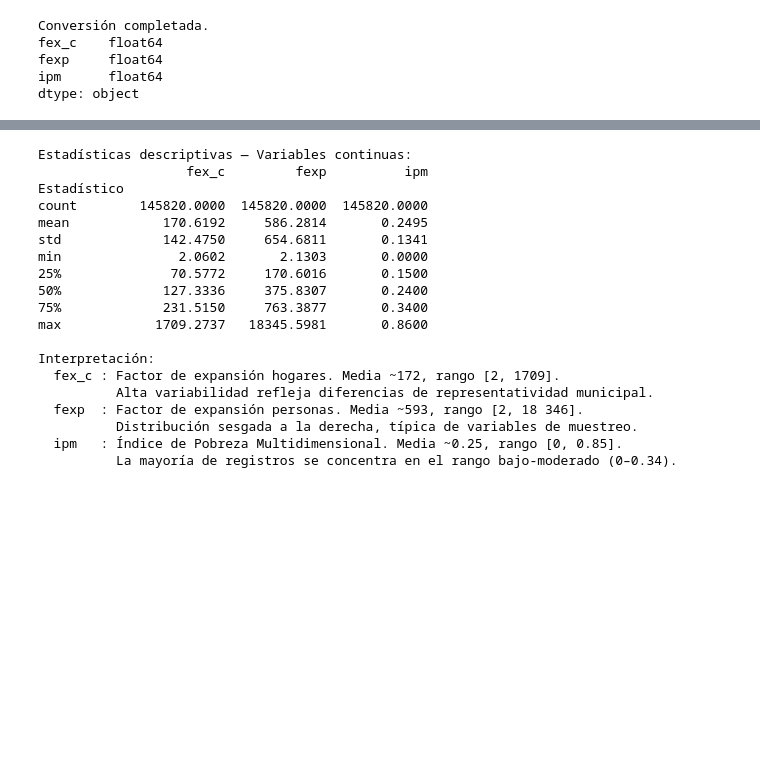
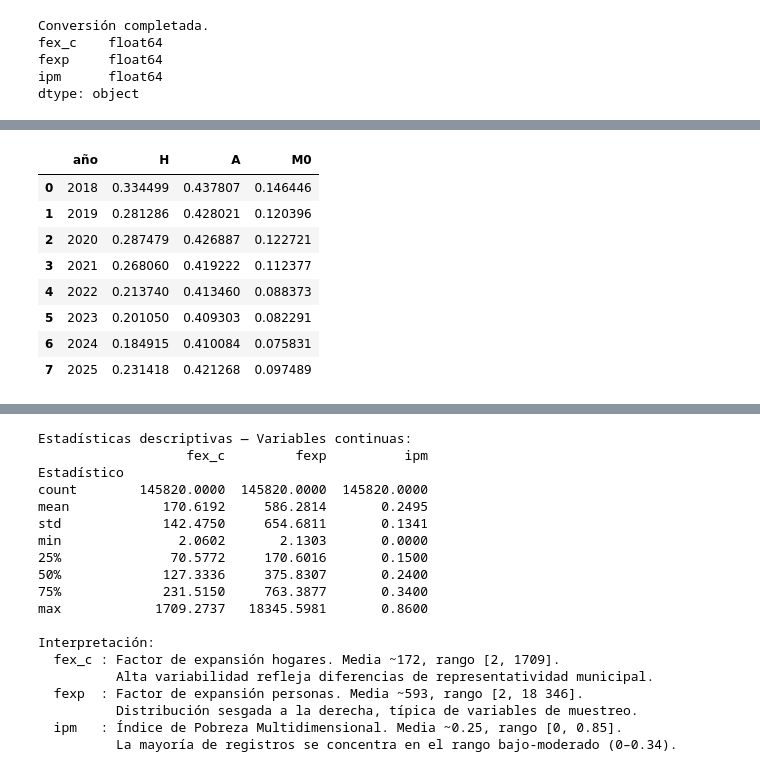
Before and after one commit to Caaamx/analisis-y-prediccion-de-pobreza, a Jupyter notebook: notebooks/01_Estructura.ipynb, the cells around one changed output, grey strips where cells are left out. Drawn from its saved outputs; the diff is of its cells as text; code cells hidden in the pictures; blank space fills up the shorter version.

```diff
--- a/notebooks/01_Estructura_Profesional.ipynb
+++ b/notebooks/01_Estructura.ipynb
@@ -222,7 +222,7 @@ El archivo resultante `IPM_2018_2024_CLEAN_CARIBE.csv` es el punto de entrada de
 # Separador punto y coma por formato original de exportación del DANE.
 # Actualiza la ruta según la ubicación local del archivo.
 df = pd.read_csv(
-    r"IPM_2018_2025_CLEAN_CARIBE.csv",
+    r"../data/IPM_2018_2025_CLEAN_CARIBE.csv",
     sep=';'
 )
 
@@ -342,0 +411,30 @@ dtype: object
+# %%
+def wmean(x, w):
+    return np.sum(x * w) / np.sum(w)
+# %%
+resultados = []
+
+for año, data in df.groupby("año"):
+
+    H = wmean(data["pobre"], data["fexp"])
+
+    pobres = data[data["pobre"] == 1]
+    A = wmean(pobres["ipm"], pobres["fexp"]) if len(pobres) > 0 else 0
+
+    M0 = H * A
+
+    resultados.append([año, H, A, M0])
+
+df_resultados = pd.DataFrame(resultados, columns=["año", "H", "A", "M0"])
+# %%
+df_resultados
+# %% [output]
+|  | año | H | A | M0 |
+| 0 | 2018 | 0.334499 | 0.437807 | 0.146446 |
+| 1 | 2019 | 0.281286 | 0.428021 | 0.120396 |
+| 2 | 2020 | 0.287479 | 0.426887 | 0.122721 |
+| 3 | 2021 | 0.268060 | 0.419222 | 0.112377 |
+| 4 | 2022 | 0.213740 | 0.413460 | 0.088373 |
+| 5 | 2023 | 0.201050 | 0.409303 | 0.082291 |
+| 6 | 2024 | 0.184915 | 0.410084 | 0.075831 |
+| 7 | 2025 | 0.231418 | 0.421268 | 0.097489 |
```
Also changed, not shown: parts of 16 cells of this notebook, 3 other files.
